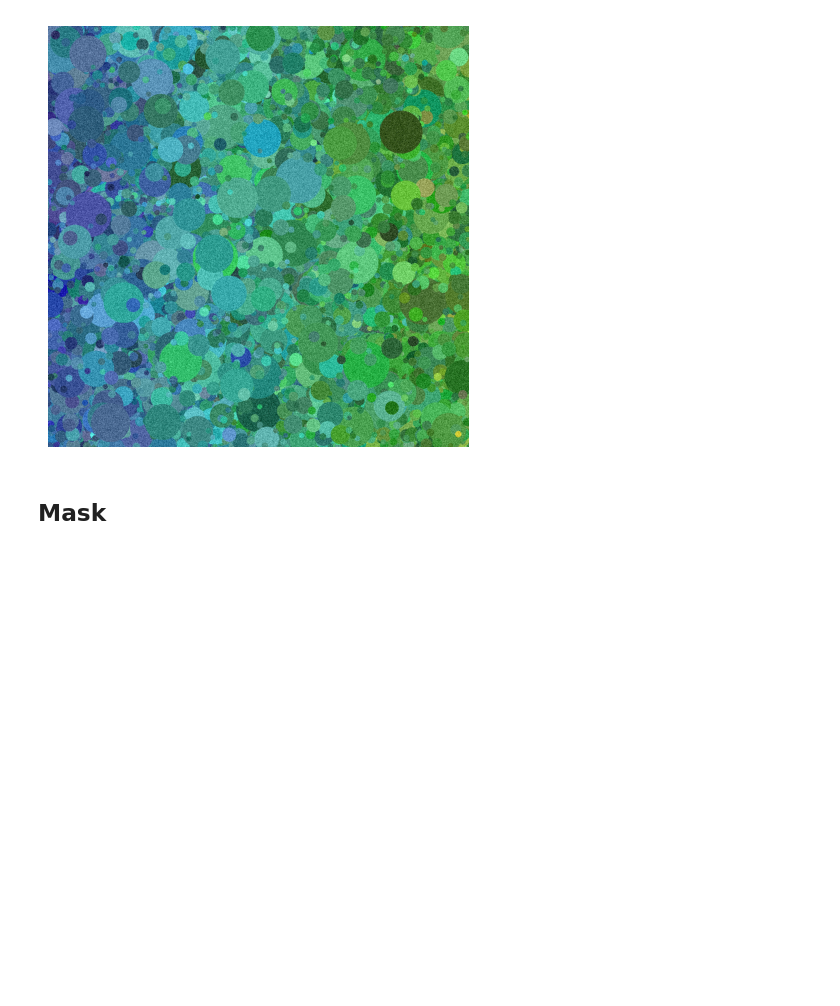
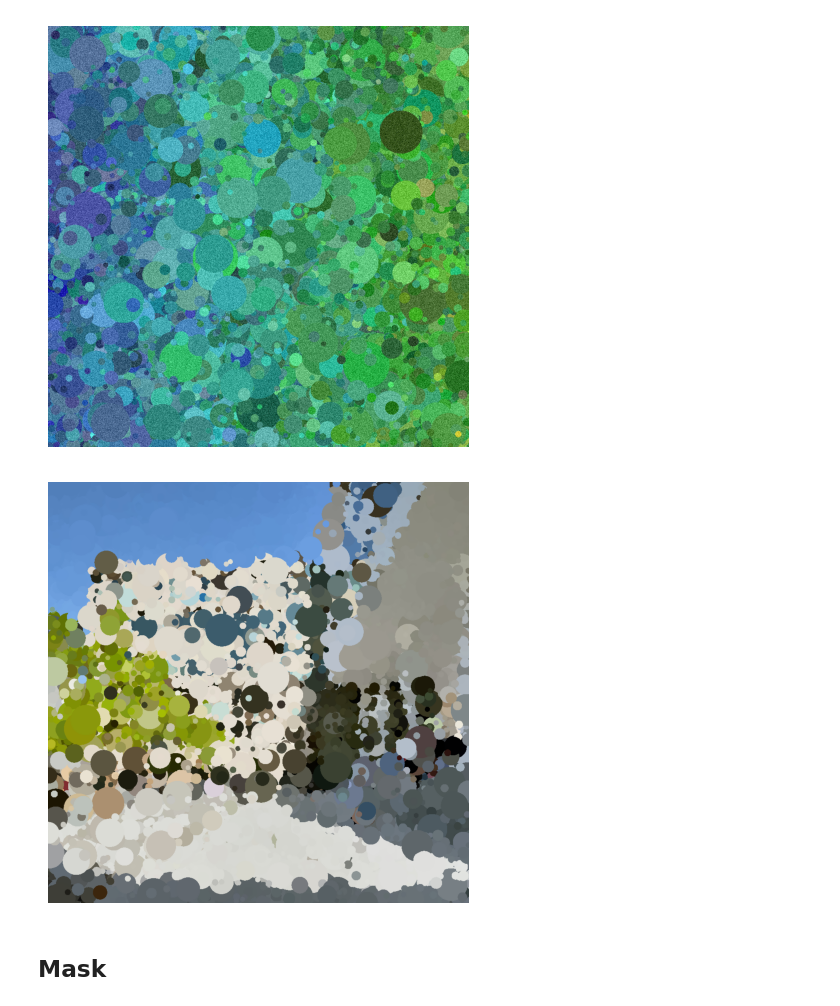
Before and after one commit to ag-perception-wallis-lab/deadleaves, a Jupyter notebook: examples/demo.ipynb, the cells around one changed output. Saved outputs shown, nothing was run; the diff lists cells and outputs as text; code cells hidden in the pictures; blank space fills up the shorter version.

Commit message:
Reconstruct reference image with dead leaves

```diff
--- a/examples/demo.ipynb
+++ b/examples/demo.ipynb
@@ -44,6 +44,45 @@ image = colormodel1.sample_image()
 colormodel1.show(image)
 # %% [output]
 [figure]
+# %%
+from PIL import Image
+from torchvision.transforms.functional import pil_to_tensor
+
+reference_image = Image.open('ulb_5136-2516.jpg').resize((1000,1000), box=[0,0,2500,2500])
+
+image_tensor = pil_to_tensor(pic=reference_image) / 255
+
+shape_params = {
+    'area': {'powerlaw': {'low': 100.0, 'high': 5000.0, 'k': 1.5}}
+}
+
+model1 = DeadLeavesModel(
+    "circular",
+    shape_params,
+    (1000,1000)
+    )
+leaves, partition = model1.sample_partition()
+
+color_params = {
+    'R': {'constant': {'value': {'from': ['x_pos','y_pos'], 'fn': lambda x: image_tensor[0,x['y_pos'].astype(int),x['x_pos'].astype(int)]}}},
+    'G': {'constant': {'value': {'from': ['x_pos','y_pos'], 'fn': lambda x: image_tensor[1,x['y_pos'].astype(int),x['x_pos'].astype(int)]}}},
+    'B': {'constant': {'value': {'from': ['x_pos','y_pos'], 'fn': lambda x: image_tensor[2,x['y_pos'].astype(int),x['x_pos'].astype(int)]}}}
+}
+
+texture_params = {
+    'gray': {'constant': {'value': 0}}
+}
+
+colormodel1 = DeadLeavesImage(
+    leaves,
+    partition,
+    color_params,
+    texture_params
+    )
+image = colormodel1.sample_image()
+colormodel1.show(image)
+# %% [output]
+[figure, added]
 # %% [markdown]
 ## Mask
 # %%
```
